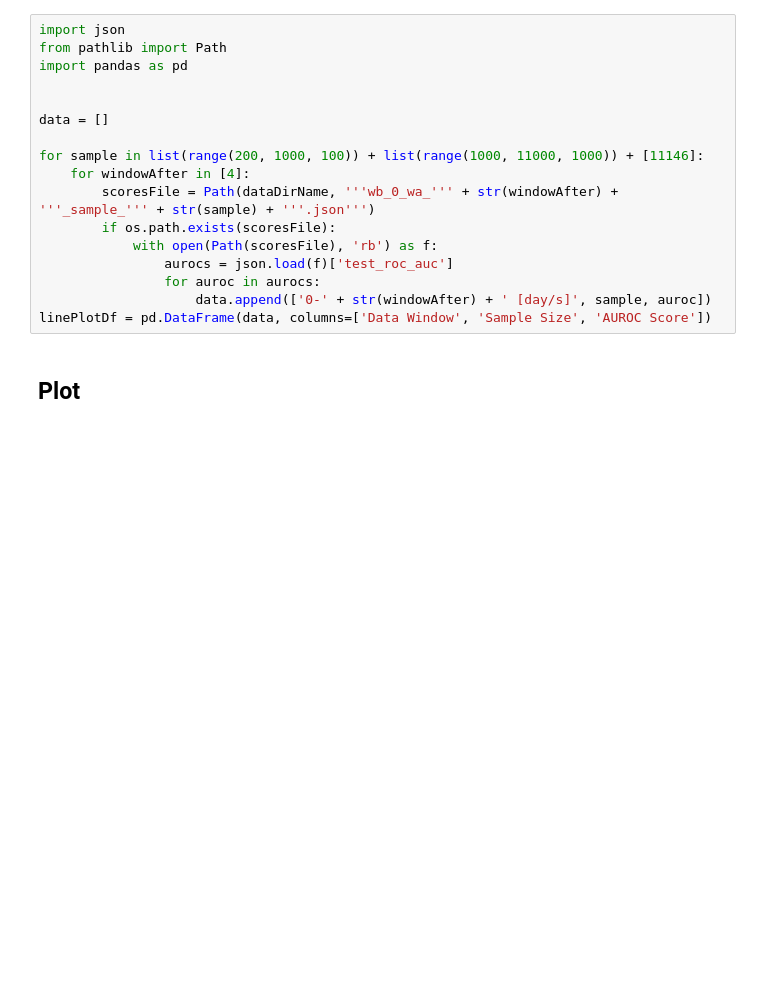
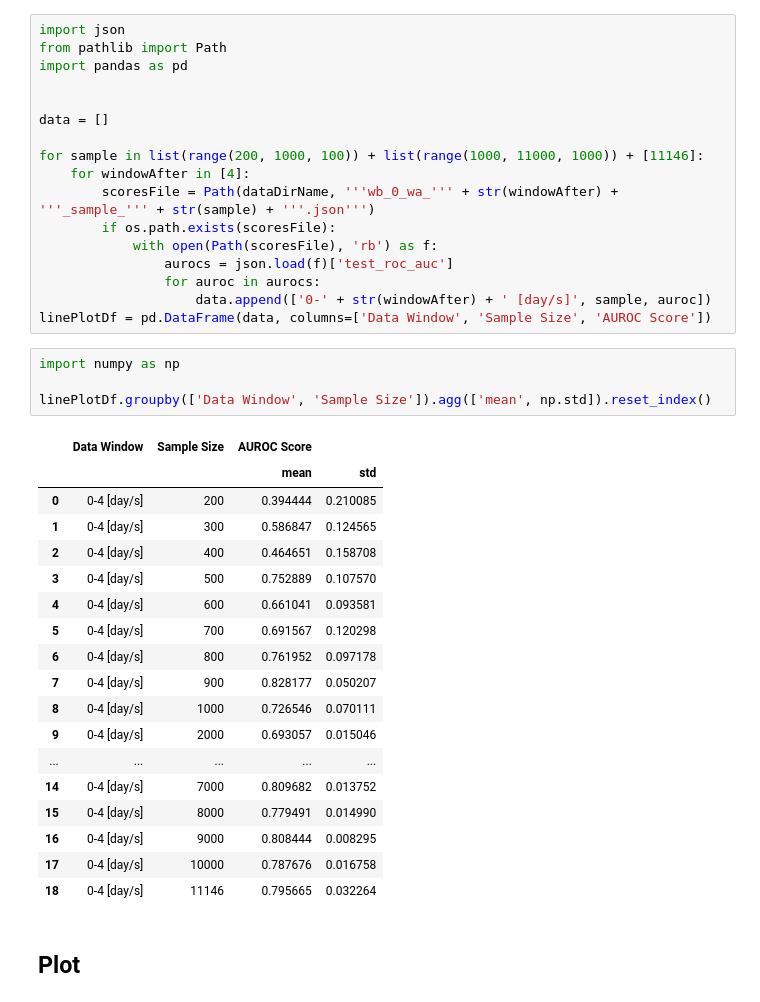
Before and after one commit to ryashpal/eICU-EHR-Pipeline, a Jupyter notebook: notebooks/sepsis_icd_cohort/experiments/02_sample_size_analysis/analysis.ipynb, the cells around one changed output. Drawn from its saved outputs; the diff is of its cells as text; blank space fills up the shorter version.

```diff
--- a/notebooks/sepsis_icd_cohort/experiments/02_sample_size_analysis/analysis.ipynb
+++ b/notebooks/sepsis_icd_cohort/experiments/02_sample_size_analysis/analysis.ipynb
@@ -112,6 +112,29 @@ for sample in list(range(200, 1000, 100)) + list(range(1000, 11000, 1000)) + [11
                 for auroc in aurocs:
                     data.append(['0-' + str(windowAfter) + ' [day/s]', sample, auroc])
 linePlotDf = pd.DataFrame(data, columns=['Data Window', 'Sample Size', 'AUROC Score'])
+# %%
+import numpy as np
+
+linePlotDf.groupby(['Data Window', 'Sample Size']).agg(['mean', np.std]).reset_index()
+# %% [output]
+|  | Data Window | Sample Size | AUROC Score |  |
+|  |  |  | mean | std |
+| 0 | 0-4 [day/s] | 200 | 0.394444 | 0.210085 |
+| 1 | 0-4 [day/s] | 300 | 0.586847 | 0.124565 |
+| 2 | 0-4 [day/s] | 400 | 0.464651 | 0.158708 |
+| 3 | 0-4 [day/s] | 500 | 0.752889 | 0.107570 |
+| 4 | 0-4 [day/s] | 600 | 0.661041 | 0.093581 |
+| 5 | 0-4 [day/s] | 700 | 0.691567 | 0.120298 |
+| 6 | 0-4 [day/s] | 800 | 0.761952 | 0.097178 |
+| 7 | 0-4 [day/s] | 900 | 0.828177 | 0.050207 |
+| 8 | 0-4 [day/s] | 1000 | 0.726546 | 0.070111 |
+| 9 | 0-4 [day/s] | 2000 | 0.693057 | 0.015046 |
+| ... | ... | ... | ... | ... |
+| 14 | 0-4 [day/s] | 7000 | 0.809682 | 0.013752 |
+| 15 | 0-4 [day/s] | 8000 | 0.779491 | 0.014990 |
+| 16 | 0-4 [day/s] | 9000 | 0.808444 | 0.008295 |
+| 17 | 0-4 [day/s] | 10000 | 0.787676 | 0.016758 |
+| 18 | 0-4 [day/s] | 11146 | 0.795665 | 0.032264 |
 # %% [markdown]
 ## Plot
 # %%
```
Also changed, not shown: 3 other files.
